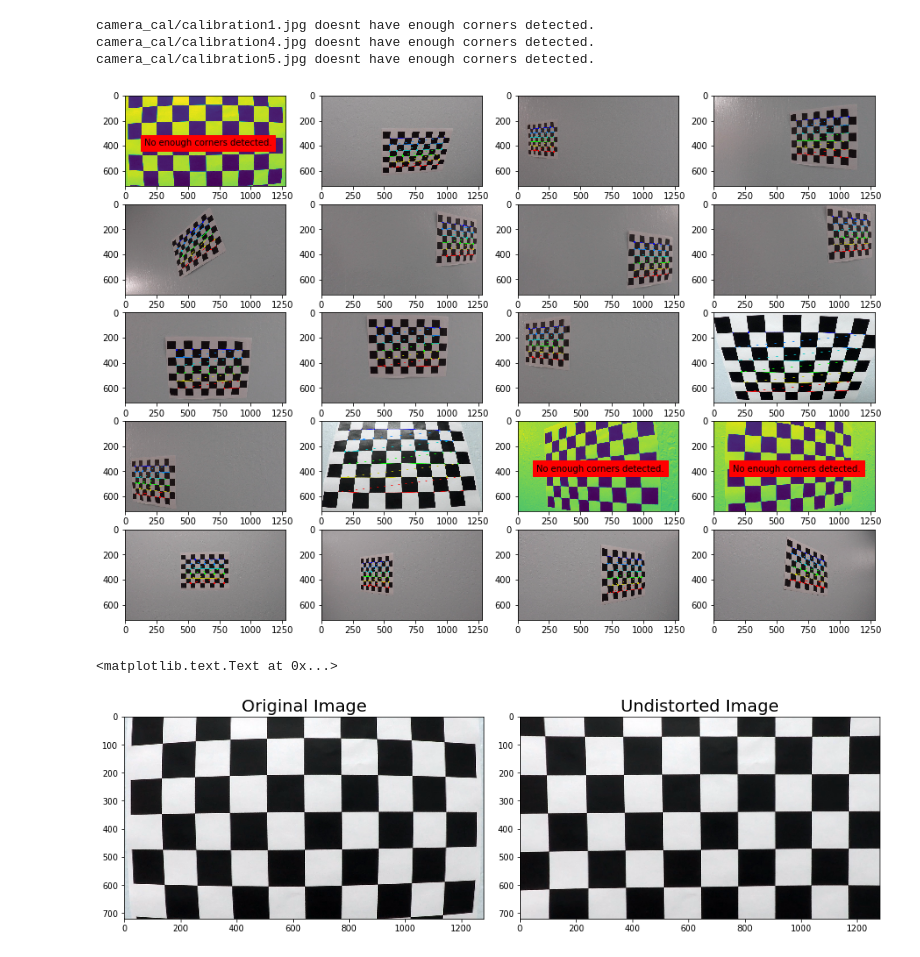
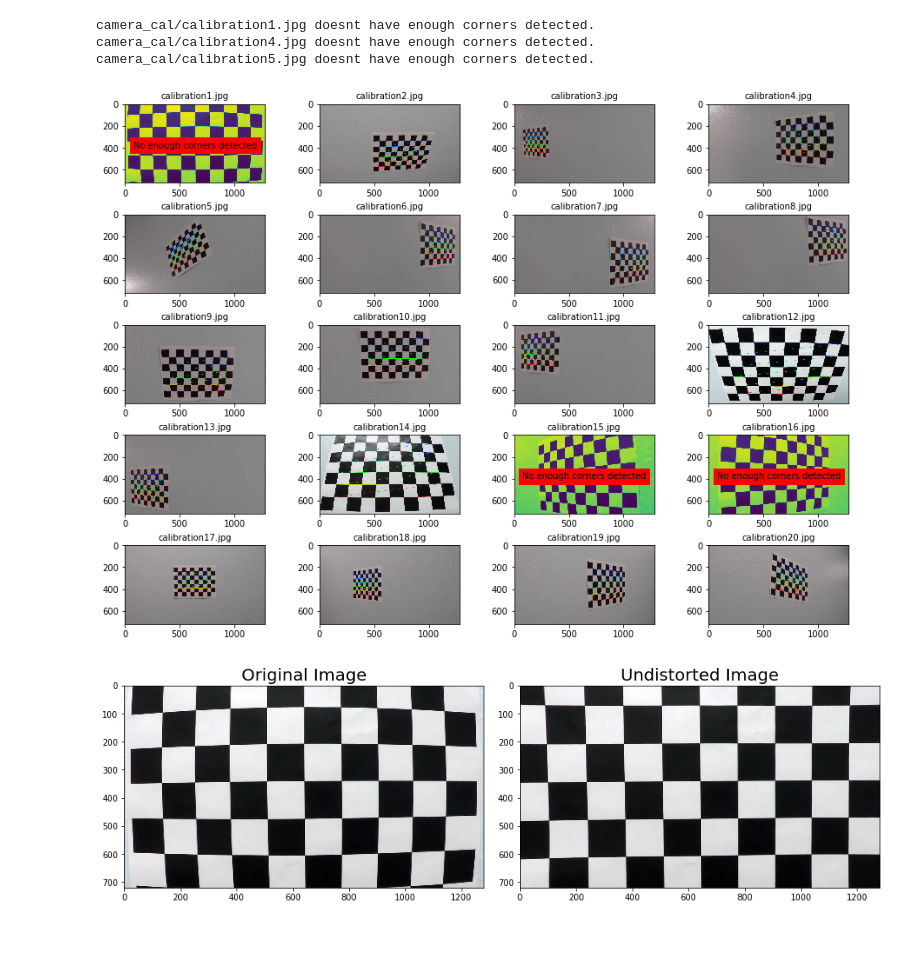
Before and after one commit to udacity/CarND-Advanced-Lane-Lines, a Jupyter notebook: P2.ipynb, the cells around one changed output. Cells and saved outputs as stored; diff of their text form; code cells hidden in the pictures.

Commit message:
save image outputs

```diff
--- a/P2.ipynb
+++ b/P2.ipynb
@@ -20,39 +20,41 @@ imgpoints = [] # 2d points in image plane.
 
 # Make a list of calibration images
 images = glob.glob('camera_cal/calibration*.jpg')
 
 fig, axs = plt.subplots(5,4, figsize=(16, 11), squeeze=False)
-fig.subplots_adjust(hspace = 0.2, wspace= 0.01)
+fig.subplots_adjust(hspace = 0.4, wspace= 0.01)
 axs = axs.ravel()
 
 # Step through the list and search for chessboard corners
 for i, fname in enumerate(images):
     img = cv2.imread(fname)
     gray = cv2.cvtColor(img, cv2.COLOR_BGR2GRAY)
 
     # Find the chessboard corners
     ret, corners = cv2.findChessboardCorners(gray, (9,6),None)
 
     # If found, add object points, image points
     if ret == True:
         objpoints.append(objp)
         imgpoints.append(corners)
 
         # Draw and display the corners
         img = cv2.drawChessboardCorners(img, (9,6), corners, ret)
         axs[i].imshow(img)
     else:
         axs[i].imshow(gray)
-        axs[i].text(x = 150, y = 400, s = "No enough corners detected.", fontsize=10, backgroundcolor='red')
+        axs[i].text(x = 75, y = 400, s = "No enough corners detected", fontsize=10, backgroundcolor='red')
         print(fname,"doesnt have enough corners detected.")
+    axs[i].set_title('calibration%d.jpg' %(i+1), fontsize=10)
+fig.savefig('output_images/calibration.png', bbox_inches = 'tight')
 # %% [output]
 camera_cal/calibration1.jpg doesnt have enough corners detected.
 camera_cal/calibration4.jpg doesnt have enough corners detected.
 camera_cal/calibration5.jpg doesnt have enough corners detected.
-[figure, old version]
+[figure, new version]
 # %%
 """
-Cell for undistort the image based on objpoints and imgpoints gained above
+Cell for undistorting images based on objpoints and imgpoints gained above
 """
 
 def undistortImage(img, objpoints, imgpoints):
@@ -69,6 +71,6 @@ ax1.imshow(original_image)
 ax1.set_title('Original Image', fontsize=20)
 ax2.imshow(undistorted_image)
 ax2.set_title('Undistorted Image', fontsize=20)
+f.savefig('output_images/undistorted_image.png', bbox_inches = 'tight')
 # %% [output]
-<matplotlib.text.Text at 0x...>
 [figure]
```
Also changed, not shown: 2 other files.
